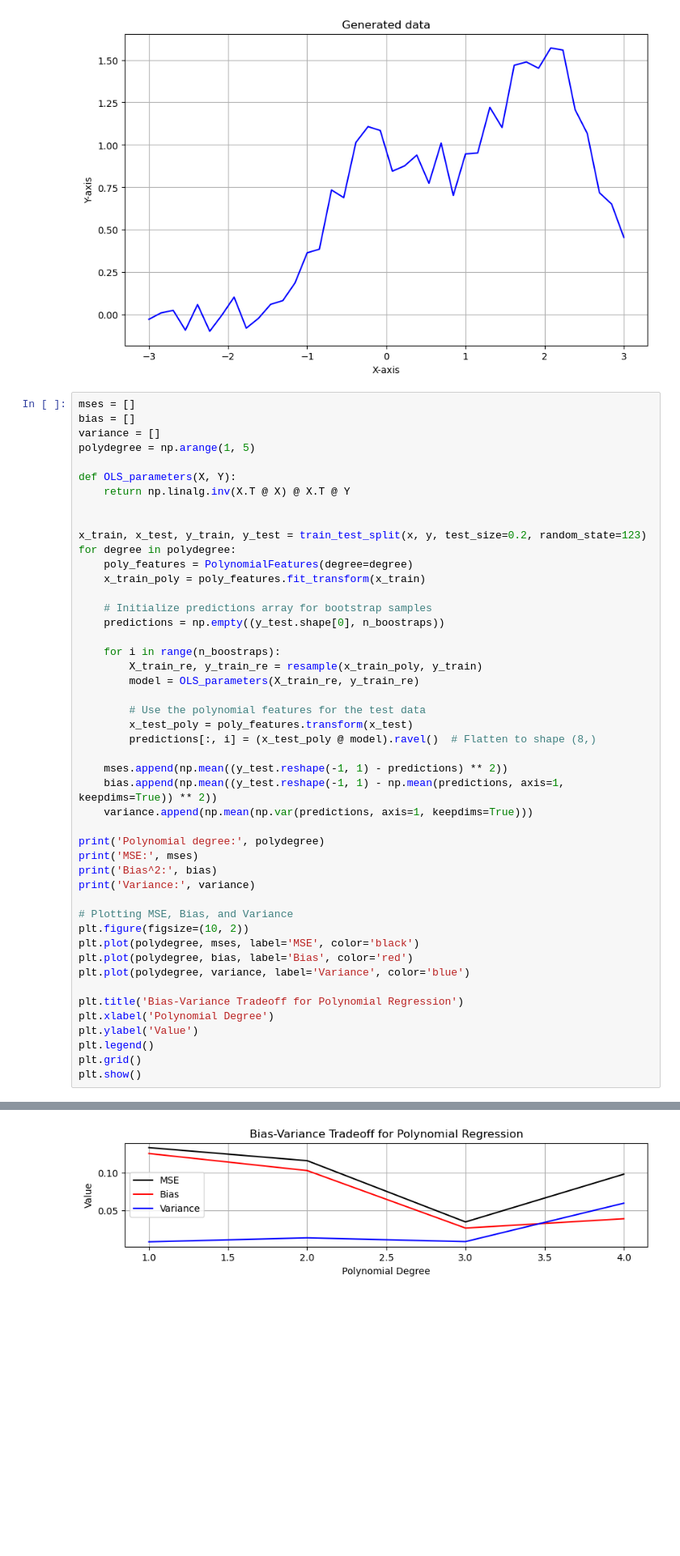
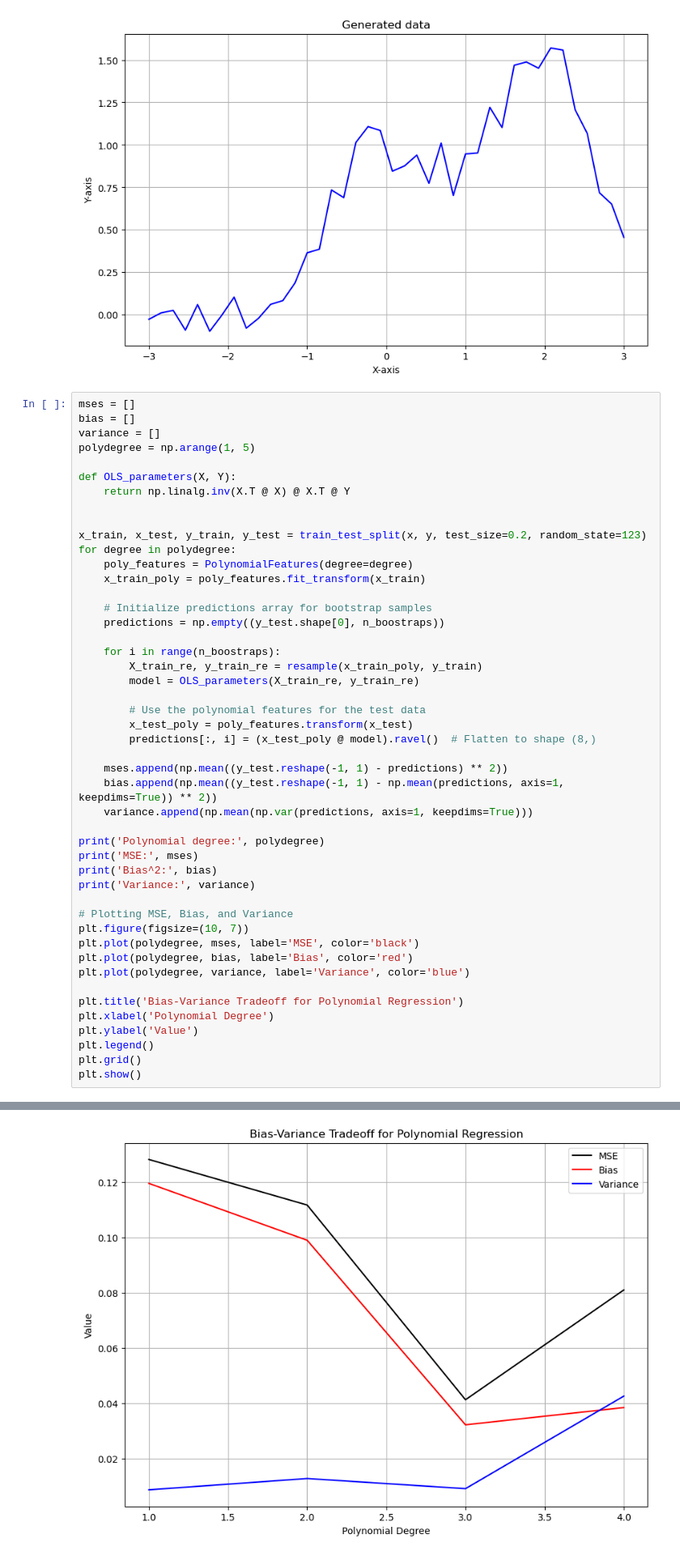
Before and after one commit to NatalliaDanilchanka/FYS-STK3155_MachineLearning, a Jupyter notebook: Week_38.ipynb, the cells around one changed output, grey strips where cells are left out. Shown: that part at 81% size. Saved outputs shown, nothing was run; the diff lists cells and outputs as text; blank space fills up the shorter version.

```diff
--- a/Week_38.ipynb
+++ b/Week_38.ipynb
@@ -373,7 +373,7 @@ print('Bias^2:', bias)
 print('Variance:', variance)
 
 # Plotting MSE, Bias, and Variance
-plt.figure(figsize=(10, 2))
+plt.figure(figsize=(10, 7))
 plt.plot(polydegree, mses, label='MSE', color='black')
 plt.plot(polydegree, bias, label='Bias', color='red')
 plt.plot(polydegree, variance, label='Variance', color='blue')
@@ -392,4 +392,4 @@ Variance: [0.007874239111279002, 0.013179259062377057, 0.008164270578256484, 0.0
-[figure, old version]
+[figure, new version]
 # %% [markdown]
 **e)** Discuss the bias-variance trade-off as function of your model complexity (the degree of the polynomial).
 # %% [markdown]
```
Also changed, not shown: parts of 6 cells of this notebook, 1 other file.
